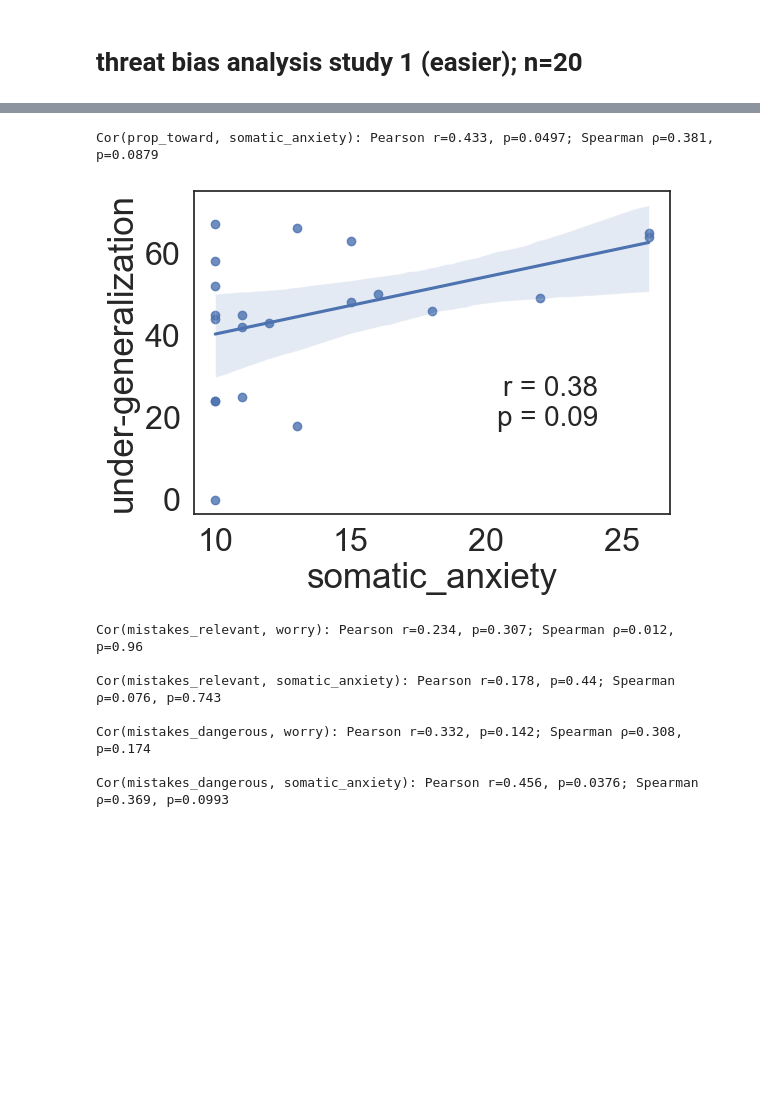
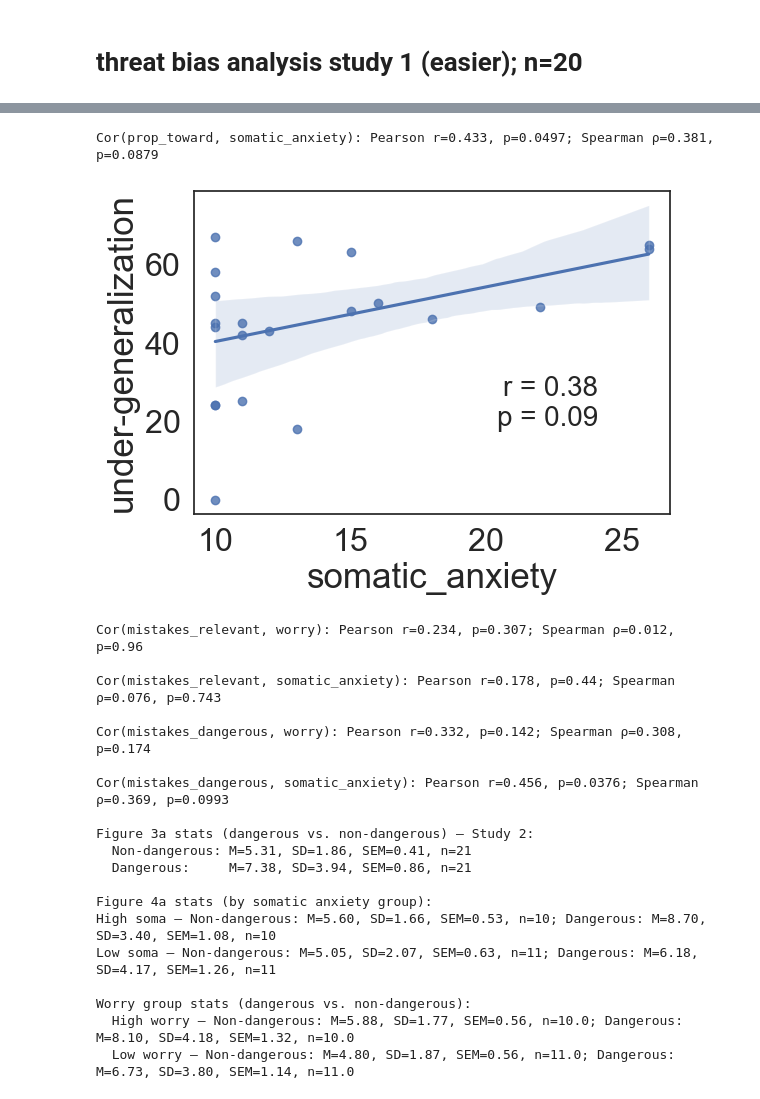
Before and after one commit to hadasschiff/TaskGeneralization, a Jupyter notebook: analysis/generalization_analysis.ipynb, the cells around one changed output, grey strips where cells are left out. Drawn from its saved outputs; the diff is of its cells as text; code cells hidden in the pictures; blank space fills up the shorter version.

```diff
--- a/analysis/generalization_analysis.ipynb
+++ b/analysis/generalization_analysis.ipynb
@@ -569,6 +644,26 @@ def main():
     means  = [mnr, md]
     sems   = [sem_nr, sem_d]
 
+
+
+    # Calculate means, SDs, SEMs, and sample sizes
+    n_non = len(non_dangerous_values := res["mistakes_relevant"].dropna())
+    n_dan = len(dangerous_values := res["mistakes_dangerous"].dropna())
+
+    mean_non = np.mean(non_dangerous_values)
+    mean_dan = np.mean(dangerous_values)
+
+    sd_non = np.std(non_dangerous_values, ddof=1)
+    sd_dan = np.std(dangerous_values, ddof=1)
+
+    sem_non = stats.sem(non_dangerous_values, nan_policy='omit')
+    sem_dan = stats.sem(dangerous_values, nan_policy='omit')
+
+    print("\nFigure 3a stats (dangerous vs. non-dangerous) – Study 2:")
+    print(f"  Non-dangerous: M={mean_non:.2f}, SD={sd_non:.2f}, SEM={sem_non:.2f}, n={n_non}")
+    print(f"  Dangerous:     M={mean_dan:.2f}, SD={sd_dan:.2f}, SEM={sem_dan:.2f}, n={n_dan}")
+
+
     plt.figure()
     plt.bar(labels, means, yerr=sems, capsize=5)
     plt.ylabel("Mean mistakes")
@@ -585,16 +680,39 @@ def main():
            .agg(rel_mean  = ("mistakes_relevant",  "mean"),
                 rel_sem   = ("mistakes_relevant",  lambda x: x.std(ddof=1)/np.sqrt(len(x))),
                 dang_mean = ("mistakes_dangerous", "mean"),
-                dang_sem  = ("mistakes_dangerous", lambda x: x.std(ddof=1)/np.sqrt(len(x))))
-    )
+                dang_sem  = ("mistakes_dangerous", lambda x: x.std(ddof=1)/np.sqrt(len(x))),
+                rel_sd    = ("mistakes_relevant",  lambda x: x.std(ddof=1)),
+                rel_n     = ("mistakes_relevant",  "count"),
+                dang_sd   = ("mistakes_dangerous", lambda x: x.std(ddof=1)),
+                dang_n    = ("mistakes_dangerous", "count")
+    ))
+
+
+
+    # Print formatted stats
+    print("\nFigure 4a stats (by somatic anxiety group):")
+    for group, row in grp.iterrows():
+        print(f"{group.capitalize()} soma – Non-dangerous: "
+            f"M={row['rel_mean']:.2f}, SD={row['rel_sd']:.2f}, SEM={row['rel_sem']:.2f}, n={int(row['rel_n'])}; "
+            f"Dangerous: M={row['dang_mean']:.2f}, SD={row['dang_sd']:.2f}, SEM={row['dang_sem']:.2f}, n={int(row['dang_n'])}")
 
     grp2 = (
         res.groupby("worry_grouped")
            .agg(rel_mean  = ("mistakes_relevant",  "mean"),
                 rel_sem   = ("mistakes_relevant",  lambda x: x.std(ddof=1)/np.sqrt(len(x))),
                 dang_mean = ("mistakes_dangerous", "mean"),
-                dang_sem  = ("mistakes_dangerous", lambda x: x.std(ddof=1)/np.sqrt(len(x))))
+                dang_sem  = ("mistakes_dangerous", lambda x: x.std(ddof=1)/np.sqrt(len(x))),
+                rel_sd    = ("mistakes_relevant",  lambda x: x.std(ddof=1)),
+                rel_n     = ("mistakes_relevant",  "count"),
+                dang_sd   = ("mistakes_dangerous", lambda x: x.std(ddof=1)),
+                dang_n    = ("mistakes_dangerous", "count"))
     )
+
+    print("\nWorry group stats (dangerous vs. non-dangerous):")
+    for label, row in grp2.iterrows():
+        print(f"  {label.capitalize()} worry – Non-dangerous: "
+          f"M={row.rel_mean:.2f}, SD={row.rel_sd:.2f}, SEM={row.rel_sem:.2f}, n={row.rel_n}; "
+          f"Dangerous: M={row.dang_mean:.2f}, SD={row.dang_sd:.2f}, SEM={row.dang_sem:.2f}, n={row.dang_n}")
 
         # ── NEW plot: mistakes × danger × somatic-anxiety ──────────────────
     x      = np.arange(2)        # 0 = non-dangerous, 1 = dangerous
@@ -638,34 +756,34 @@ def main():
     ax2.set_title("Mistakes by danger level\nsplit by worry (median)")
     ax2.legend(title="Worry")
     fig2.tight_layout()
 
 
     # ── Show all figures ─────────────────────────────────────────────────
     plt.show()
 
 if __name__ == "__main__":
     main()
 # %% [output]
 Per-participant summary:
              participant  mistakes_relevant  mistakes_dangerous  toward  away  prop_toward  prop_shared_medium_car  prop_unshared_dump_truck  worry  somatic_anxiety  prop_shared_dump_truck  prop_unsha ...
 5af5a5c3226ed5000133d67c               5.75                   8       9    14         42.0                    11.0                      17.0     12               11                     NaN             ...
 5c5ca0ce4ee81200018eaf51               5.00                   6       6    14         52.0                     NaN                       NaN     14               10                    16.0             ...
 5cbe04b4f429ff00159de30e               4.50                   8       9     9         44.0                    17.0                      18.0     13               10                     NaN             ...
 5ec3a89e1b50db206f73d612               6.00                   6       9    15         43.0                     NaN                       NaN     12               12                    13.0             ...
 6159cf5bad649a3ab1abc23f               5.00                   8      10    10         45.0                     NaN                       NaN     19               11                    19.0             ...
 62e154b0682e270b4acdf5ee               0.00                   0       0     0         24.0                     0.0                      24.0     11               10                     NaN             ...
 63af557b3d4f219c3226b7d6               6.50                   6      17     9         25.0                     NaN                       NaN     21               11                    10.0             ...
 641384b3dffcf39ec42d3c23               7.75                   0      31     0          0.0                     0.0                       0.0      8               10                     NaN             ...
 657b91830c807b69681bf0ef               6.25                   2      19     6         18.0                     NaN                       NaN     23               13                     6.0             ...
 663ea705b761e95caebf67eb               4.50                  12       0    18         66.0                     NaN                       NaN     23               13                    24.0             ...
 ... (14 lines left out)
 
 Paired t-test: t=-2.082, p=0.0504
 
 Cor(prop_toward, worry): Pearson r=0.342, p=0.129; Spearman ρ=0.375, p=0.0944
 [figure]
 Cor(prop_toward, somatic_anxiety): Pearson r=0.433, p=0.0497; Spearman ρ=0.381, p=0.0879
-[figure, old version]
+[figure, new version]
 Cor(mistakes_relevant, worry): Pearson r=0.234, p=0.307; Spearman ρ=0.012, p=0.96
 
 Cor(mistakes_relevant, somatic_anxiety): Pearson r=0.178, p=0.44; Spearman ρ=0.076, p=0.743
@@ -673,6 +791,18 @@ Cor(mistakes_relevant, somatic_anxiety): Pearson r=0.178, p=0.44; Spearman ρ=0.
 Cor(mistakes_dangerous, worry): Pearson r=0.332, p=0.142; Spearman ρ=0.308, p=0.174
 
 Cor(mistakes_dangerous, somatic_anxiety): Pearson r=0.456, p=0.0376; Spearman ρ=0.369, p=0.0993
+
+Figure 3a stats (dangerous vs. non-dangerous) – Study 2:
+  Non-dangerous: M=5.31, SD=1.86, SEM=0.41, n=21
+  Dangerous:     M=7.38, SD=3.94, SEM=0.86, n=21
+
+Figure 4a stats (by somatic anxiety group):
+High soma – Non-dangerous: M=5.60, SD=1.66, SEM=0.53, n=10; Dangerous: M=8.70, SD=3.40, SEM=1.08, n=10
+Low soma – Non-dangerous: M=5.05, SD=2.07, SEM=0.63, n=11; Dangerous: M=6.18, SD=4.17, SEM=1.26, n=11
+
+Worry group stats (dangerous vs. non-dangerous):
+  High worry – Non-dangerous: M=5.88, SD=1.77, SEM=0.56, n=10.0; Dangerous: M=8.10, SD=4.18, SEM=1.32, n=10.0
+  Low worry – Non-dangerous: M=4.80, SD=1.87, SEM=0.56, n=11.0; Dangerous: M=6.73, SD=3.80, SEM=1.14, n=11.0
 [figure]
 [figure]
 [figure]
```
Also changed, not shown: parts of 1 cell of this notebook, 2 other files.
